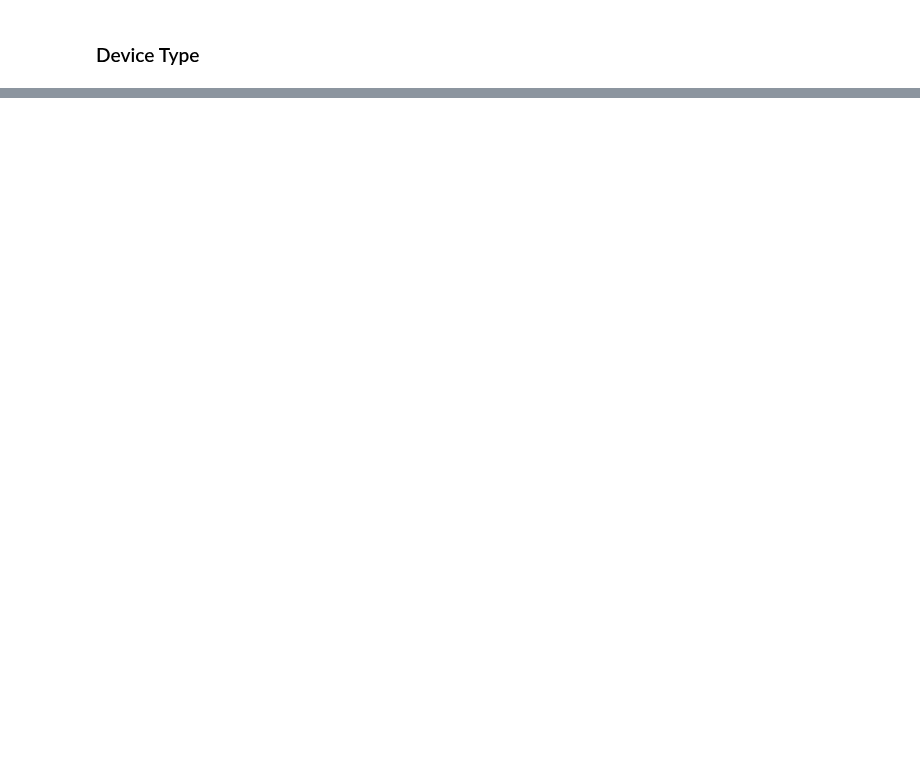
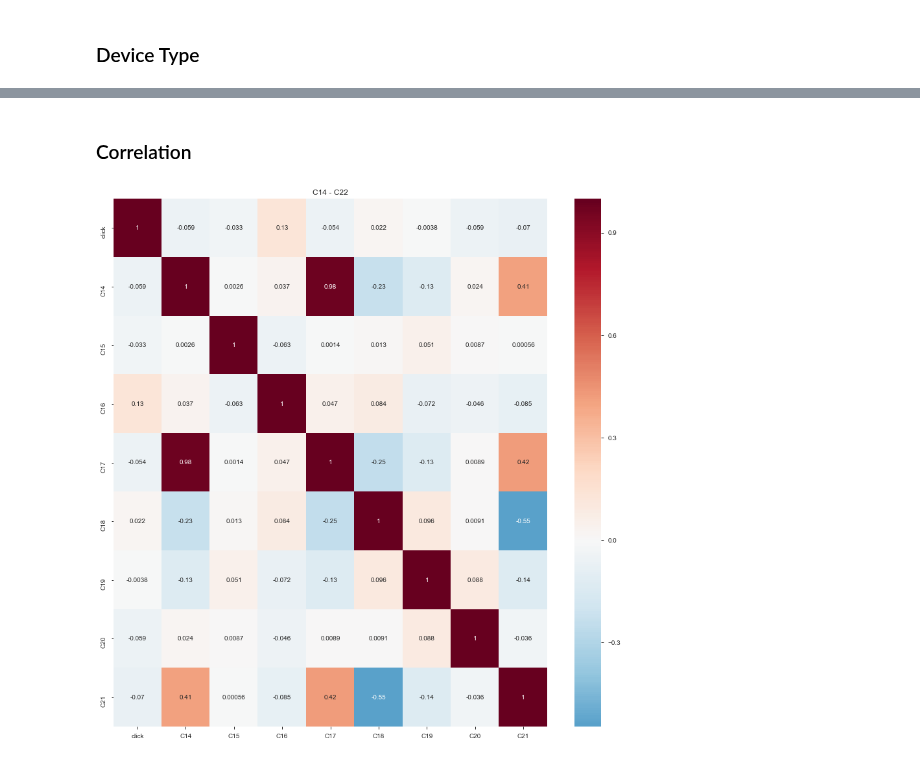
Before and after one commit to davidtnly/MachineLearning, a Jupyter notebook: 37-click-through-rate-prediction.ipynb, the cells around one changed output, grey strips where cells are left out. Saved outputs shown, nothing was run; the diff lists cells and outputs as text; code cells hidden in the pictures; blank space fills up the shorter version.

```diff
--- a/37-click-through-rate-prediction.ipynb
+++ b/37-click-through-rate-prediction.ipynb
@@ -1226,0 +1306,19 @@ click  device_type  Impressions  Clicks       CTR
+# %% [markdown]
+### Correlation
+# %%
+C_list = ['C' + str(x) for x in range(14,22)]
+cols = ['click'] + C_list
+
+# Plot
+plt.figure(figsize=(15,15))
+sns.heatmap(train[cols].corr(),
+            cmap='RdBu_r',
+            annot=True,
+            center=0.0
+           )
+
+# Plot features
+plt.title('C14 - C22')
+plt.show()
+# %% [output]
+[figure, added]
```
Also changed, not shown: parts of 84 cells of this notebook.
